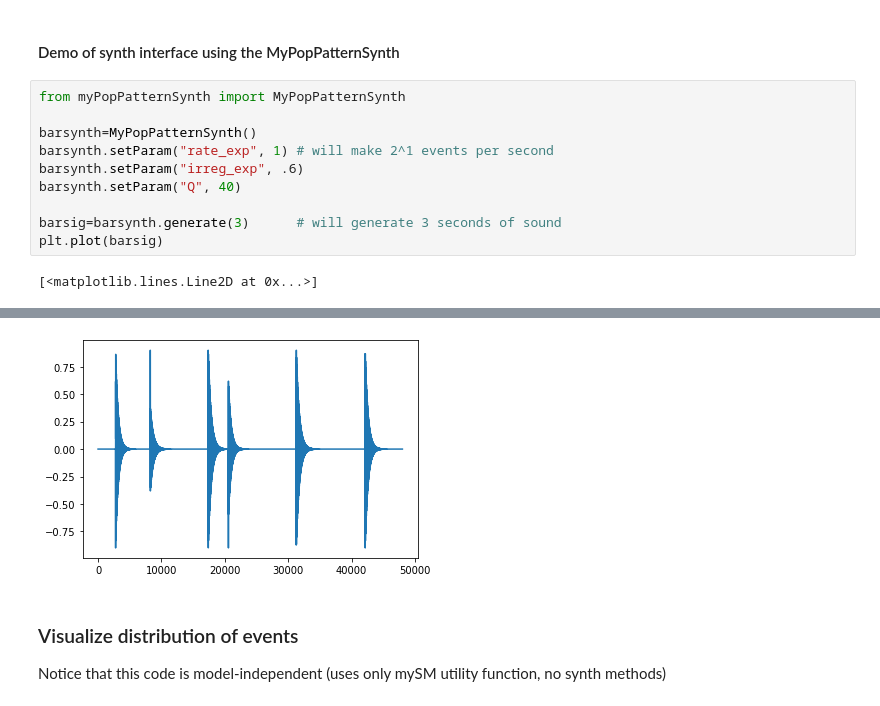
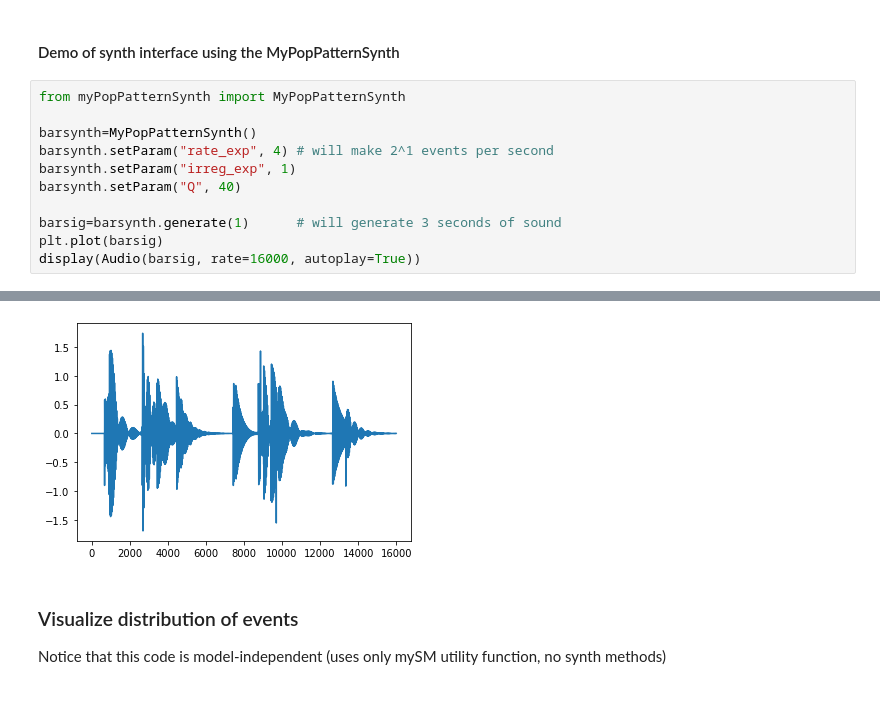
Before and after one commit to prashanthtr/popTextureDS, a Jupyter notebook: PopTextureVisualization-notebook.ipynb, the cells around one changed output, grey strips where cells are left out. Drawn from its saved outputs; the diff is of its cells as text.

Commit message:
rectified problem in sound generation using generate.py

```diff
--- a/PopTextureVisualization-notebook.ipynb
+++ b/PopTextureVisualization-notebook.ipynb
@@ -53,11 +54,11 @@ plt.plot(sig)
 from myPopPatternSynth import MyPopPatternSynth
 
 barsynth=MyPopPatternSynth()
-barsynth.setParam("rate_exp", 1) # will make 2^1 events per second
-barsynth.setParam("irreg_exp", .6)
+barsynth.setParam("rate_exp", 4) # will make 2^1 events per second
+barsynth.setParam("irreg_exp", 1)
 barsynth.setParam("Q", 40)
 
-barsig=barsynth.generate(3)      # will generate 3 seconds of sound
+barsig=barsynth.generate(1)      # will generate 3 seconds of sound
 plt.plot(barsig)
+display(Audio(barsig, rate=16000, autoplay=True))
 # %% [output]
-[<matplotlib.lines.Line2D at 0x...>]
@@ -64,4 +66,4 @@ plt.plot(barsig)
-[figure, old version]
+[figure, new version]
 # %% [markdown]
 ### Visualize distribution of events
 
```
Also changed, not shown: parts of 5 cells of this notebook, 4 other files.
